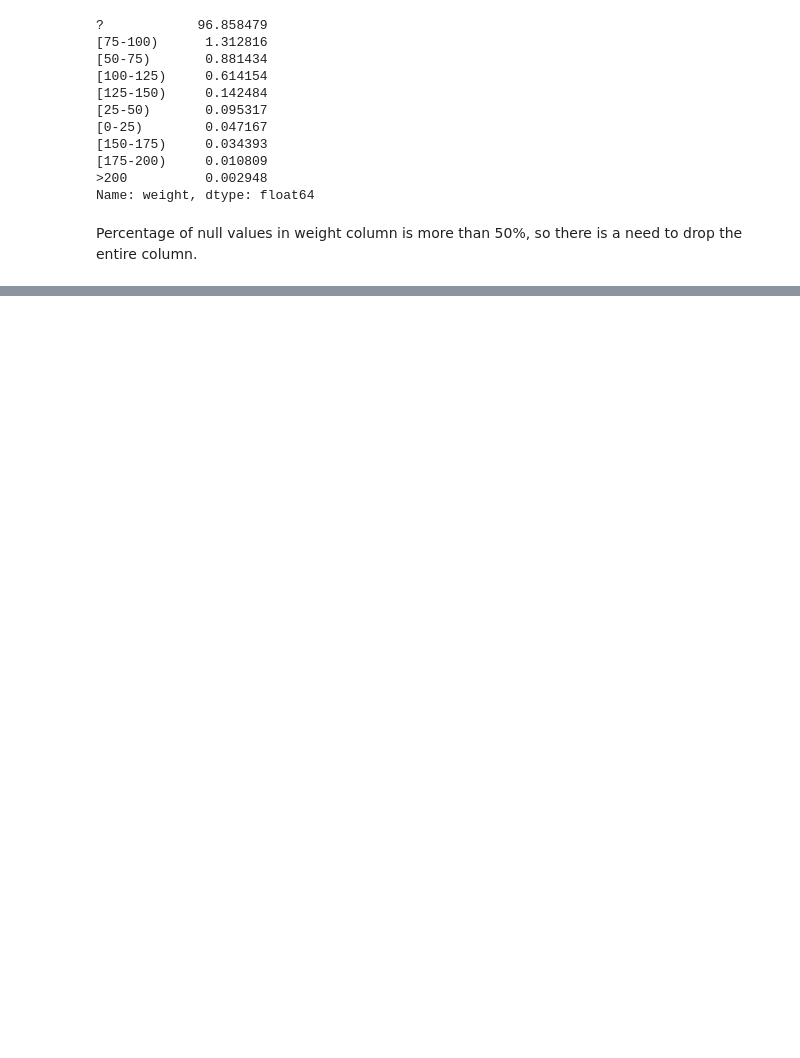
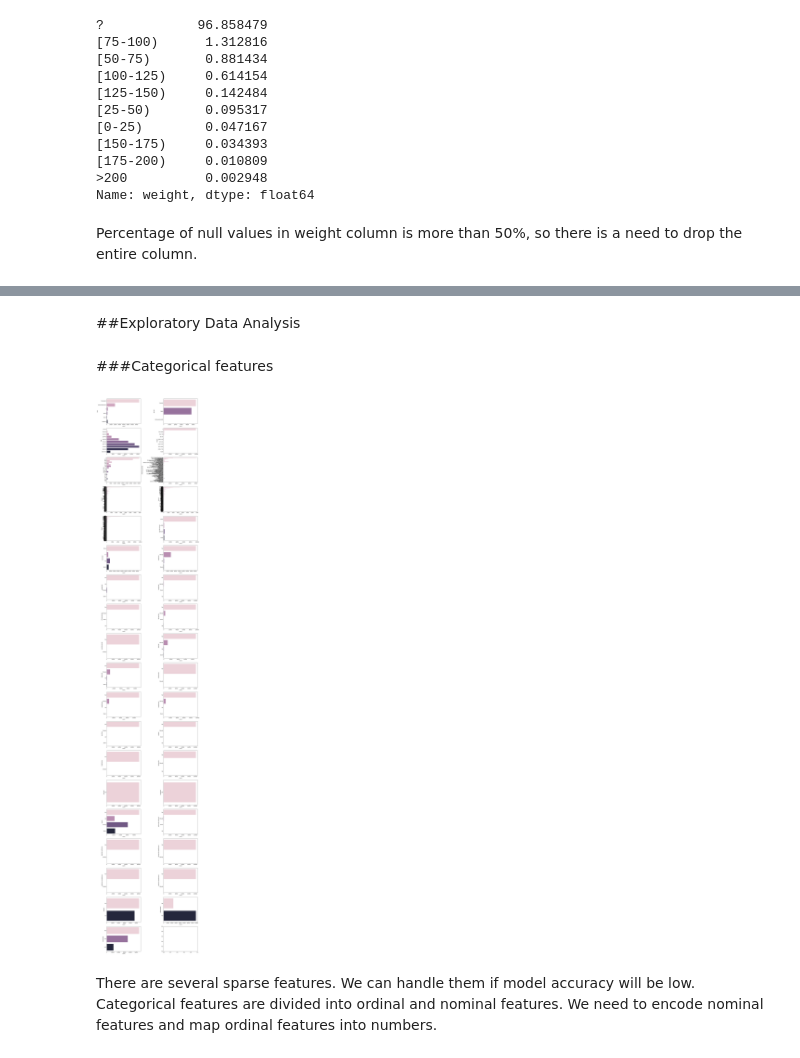
Before and after one commit to NajdekMonika/Diabetes, a Jupyter notebook: Diabetes.ipynb, the cells around one changed output, grey strips where cells are left out. Cells and saved outputs as stored; diff of their text form; code cells hidden in the pictures; blank space fills up the shorter version.

Commit message:
exploratory data analysis

```diff
--- a/Diabetes.ipynb
+++ b/Diabetes.ipynb
@@ -280,0 +210,33 @@ rows_to_plot
+# %%
+df = df.replace({
+            'admission_type_id' : {5 : df['admission_type_id'].value_counts().idxmax(), 6 : df['admission_type_id'].value_counts().idxmax(), 8 : df['admission_type_id'].value_counts().idxmax()},
+            'discharge_disposition_id' : {18 : df['discharge_disposition_id'].value_counts().idxmax(), 25 : df['discharge_disposition_id'].value_counts().idxmax(), 26 : df['discharge_disposition_id'].value_counts().idxmax()},
+            'admission_source_id' : {9 : df['admission_source_id'].value_counts().idxmax(), 15 : df['admission_source_id'].value_counts().idxmax(), 17 : df['admission_source_id'].value_counts().idxmax()}
+           },
+           inplace=True)
+# %%
+df = df.fillna(value = {'diag_1' : df['diag_1'].value_counts().idxmax(),
+            'diag_2' : df['diag_2'].value_counts().idxmax(),
+            'diag_3' : df['diag_3'].value_counts().idxmax(),
+            'medical_specialty': df['medical_specialty'].value_counts().index.tolist()[1],
+            'payer_code' : df['payer_code'].value_counts().index.tolist()[1],
+            'race' : df['diag_3'].value_counts().idxmax()})
+# %% [markdown]
+##Exploratory Data Analysis
+# %% [markdown]
+###Categorical features
+# %%
+object_columns = df.select_dtypes(include=['object']).columns
+fig, axes = plt.subplots(nrows=19, ncols=2, figsize=(15, 80))
+
+for i, column in enumerate(object_columns):
+    row_id = math.floor(i/2)
+    col_id = i % 2
+    sns.countplot(data=df, y=column, ax=axes[row_id, col_id], palette = 'ch:-.24')
+
+plt.tight_layout()
+plt.show()
+# %% [output]
+[figure, added]
+# %% [markdown]
+There are several sparse features. We can handle them if model accuracy will be low. Categorical features are divided into ordinal and nominal features. We need to encode nominal features and map ordinal features into numbers.
```
Also changed, not shown: parts of 65 cells of this notebook.
